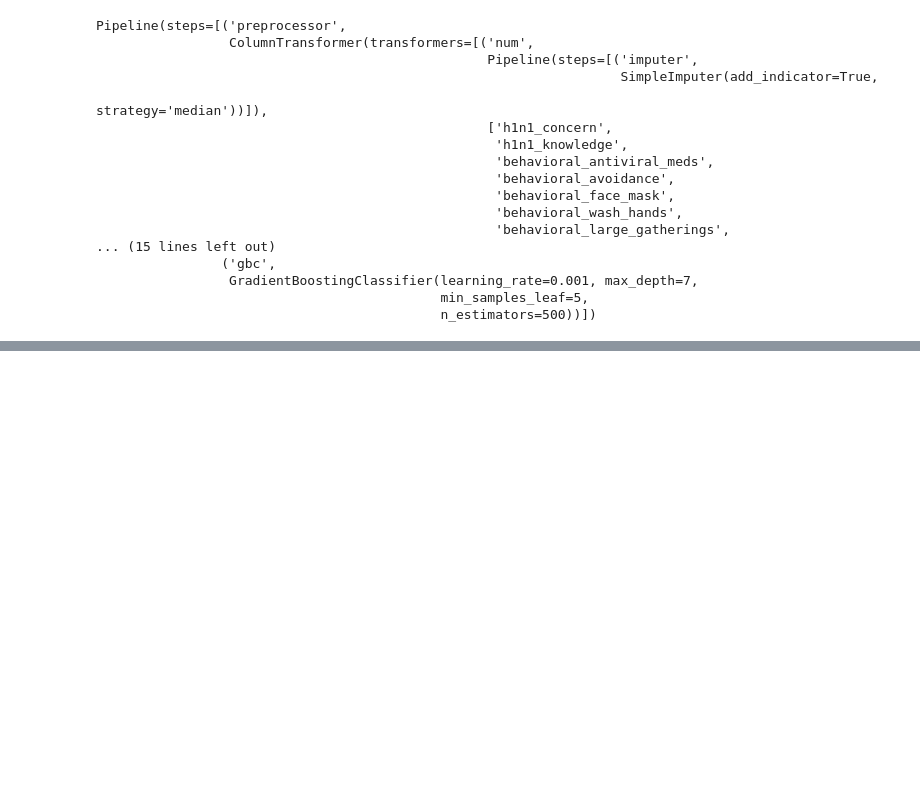
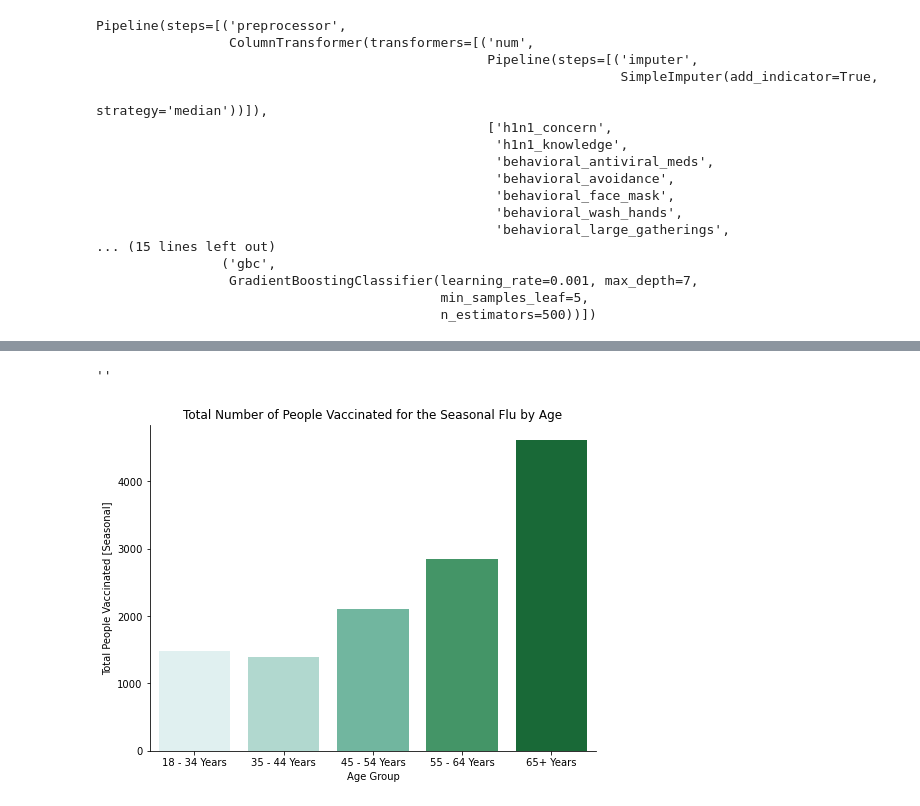
Before and after one commit to moscatena/Seasonal-Flu-Vaccine-Prediction, a Jupyter notebook: Vac_pred_pipelines.ipynb, the cells around one changed output, grey strips where cells are left out. Drawn from its saved outputs; the diff is of its cells as text; code cells hidden in the pictures; blank space fills up the shorter version.

```diff
--- a/Vac_pred_pipelines.ipynb
+++ b/Vac_pred_pipelines.ipynb
@@ -1004,0 +1015,19 @@ ax.set_yticklabels(labels)
+# %%
+vaccinated_sea = features_df.join(labels_df, on='respondent_id', how='right', lsuffix='1', rsuffix='2')
+vaccinated_sea = vaccinated_sea[vaccinated_sea['seasonal_vaccine'] == 1]
+# %%
+fig, ax = plt.subplots(figsize=(8,6))
+
+sns.countplot(x=vaccinated_sea['age_group'],
+            data=vaccinated_sea,
+            order=['18 - 34 Years', '35 - 44 Years', '45 - 54 Years', '55 - 64 Years', '65+ Years'],
+            ax = ax,
+            palette="BuGn")
+plt.ylabel('Total People Vaccinated [Seasonal]')
+plt.xlabel("Age Group")
+ax.set(title='Total Number of People Vaccinated for the Seasonal Flu by Age')
+sns.despine()
+;
+# %% [output]
+''
+[figure, added]
```
Also changed, not shown: parts of 6 cells of this notebook.
